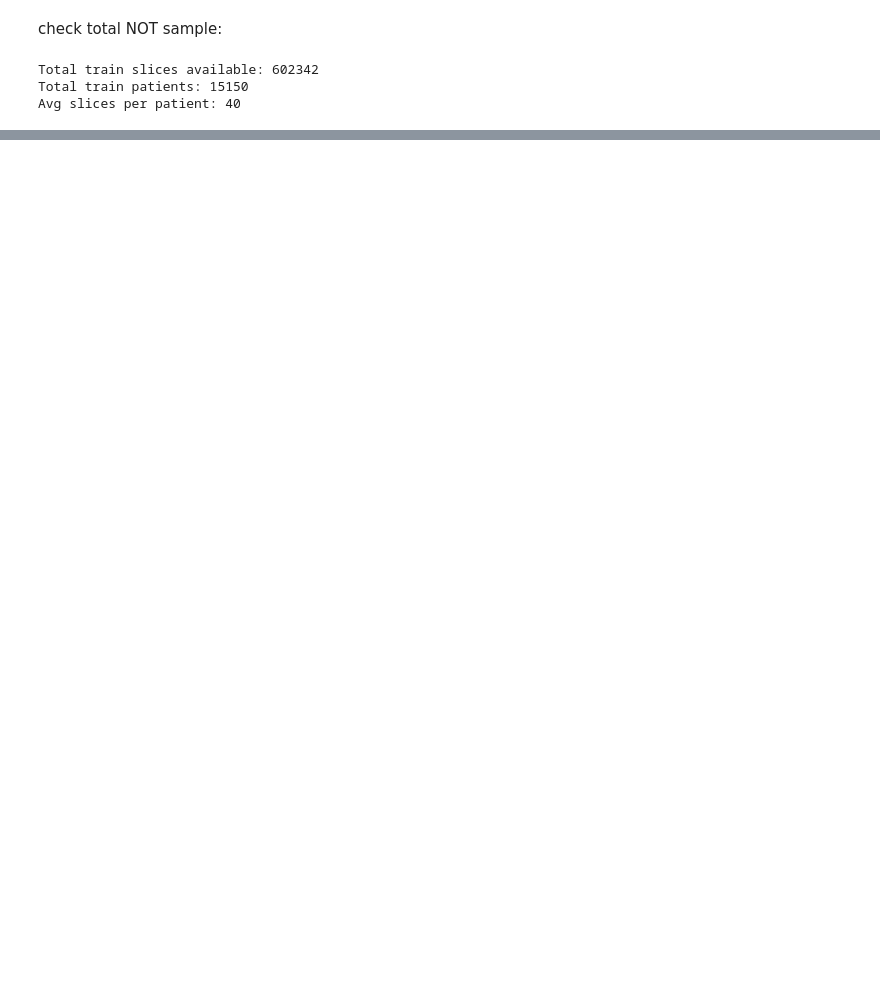
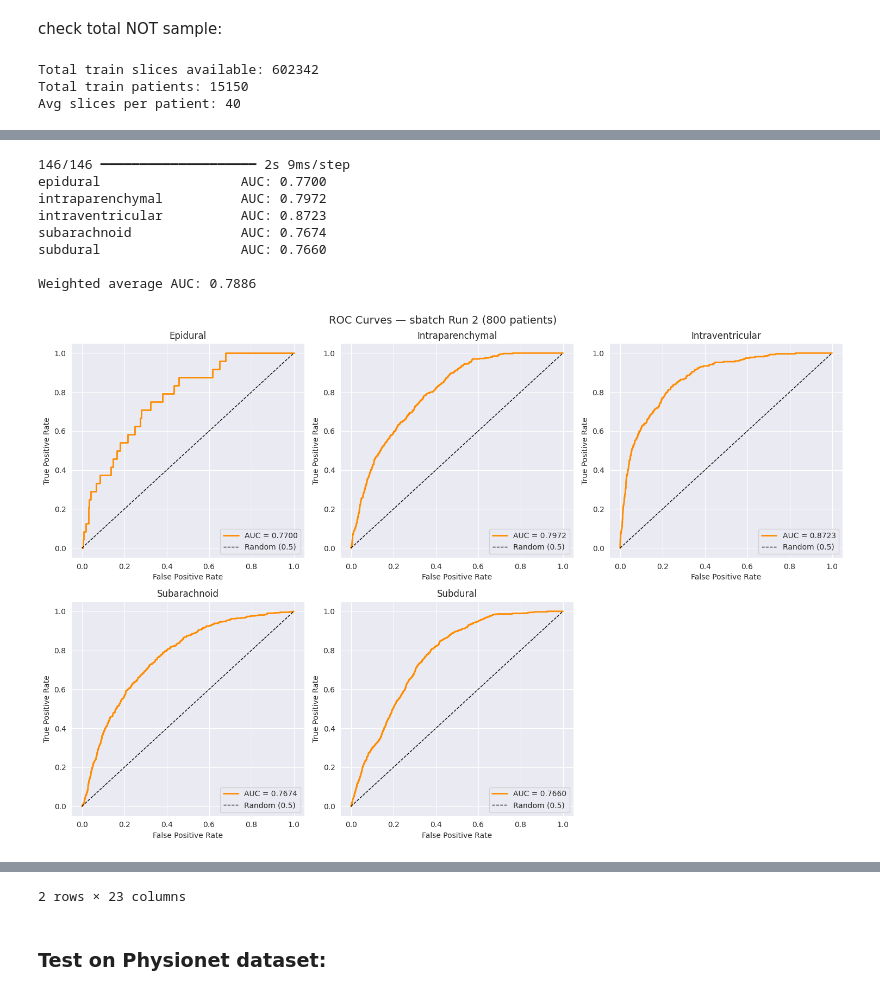
Before and after one commit to azhar-rafiq/thesis-xai, a Jupyter notebook: thesis.ipynb, the cells around one changed output, grey strips where cells are left out. Saved outputs shown, nothing was run; the diff lists cells and outputs as text; code cells hidden in the pictures; blank space fills up the shorter version.

Commit message:
Basic classification done for RSNA pipeline with sbatch for training. The rest in notebook. Using logger to monitor training results.

```diff
--- a/thesis.ipynb
+++ b/thesis.ipynb
@@ -736,6 +770,9 @@ def change_seed(SEED=42):
     np.random.seed(SEED)
     tf.random.set_seed(SEED)
 change_seed(SEED) #using the assigned seed
+# %%
+#define training configuration
+IMG_SIZE=256
 # %%
 def load_dicom_as_array(filepath, img_size):
     ds = pydicom.dcmread(str(filepath))
@@ -1064,12 +1022,0 @@ Pipeline(steps=[('clf',
-# %%
-# Predict on test set
-y_pred = grid.best_estimator_.predict(x_test)
-y_pred_proba = grid.best_estimator_.predict_proba(x_test)
-for i, col in enumerate(label_cols):
-    try:
-        auc = roc_auc_score(y_test[:, i], y_pred_proba[:, i])
-        print(f"{col:25s} AUC: {auc:.4f}")
-    except ValueError:
-        print(f"{col:25s} AUC: N/A (single class)")
-
-print(f"\nWeighted average AUC: {roc_auc_score(y_test, y_pred_proba, average='weighted'):.4f}")
@@ -1111,0 +1027,5 @@ plt.show()
+# %%
+# Check what models were saved
+import os
+for f in sorted(os.listdir('model-exported')):
+    print(f)
@@ -1111,0 +1037,56 @@ plt.show()
+# %%
+best_pipe = joblib.load('model-exported/rsna_model_0.6302_auc.pkl')
+
+# Predict on test set
+y_pred_proba = best_pipe.predict_proba(x_test[:, :, :, :])
+
+# Per-type AUC
+label_cols_5 = ['epidural', 'intraparenchymal', 'intraventricular', 'subarachnoid', 'subdural']
+for i, col in enumerate(label_cols_5):
+    try:
+        auc = roc_auc_score(y_test[:, i], y_pred_proba[:, i])
+        print(f"{col:25s} AUC: {auc:.4f}")
+    except ValueError:
+        print(f"{col:25s} AUC: N/A")
+
+print(f"\nWeighted average AUC: {roc_auc_score(y_test[:, :5], y_pred_proba, average='weighted'):.4f}")
+
+# ROC curves
+label_cols_5 = ['epidural', 'intraparenchymal', 'intraventricular', 'subarachnoid', 'subdural']
+
+fig, axes = plt.subplots(2, 3, figsize=(15, 10))
+axes = axes.flatten()
+
+for i, col in enumerate(label_cols_5):
+    ax = axes[i]
+    try:
+        fpr, tpr, _ = roc_curve(y_test[:, i], y_pred_proba[:, i])
+        auc = roc_auc_score(y_test[:, i], y_pred_proba[:, i])
+        ax.plot(fpr, tpr, color='darkorange', lw=2, label=f'AUC = {auc:.4f}')
+    except ValueError:
+        ax.text(0.5, 0.5, 'No positive cases', ha='center', va='center')
+    ax.plot([0, 1], [0, 1], 'k--', lw=1, label='Random (0.5)')
+    ax.set_xlabel('False Positive Rate')
+    ax.set_ylabel('True Positive Rate')
+    ax.set_title(col.replace('_', ' ').title())
+    ax.legend(loc='lower right')
+
+axes[5].axis('off')
+plt.suptitle(f'ROC Curves — sbatch Run 2 (800 patients)', fontsize=14)
+plt.tight_layout()
+plt.savefig(f'roc_rsna_sbatch_run2.png', dpi=150, bbox_inches='tight')
+plt.show()
+
+# Check training log
+import pandas as pd
+pd.read_csv('training_log.csv')
+# %% [output]
+146/146 ━━━━━━━━━━━━━━━━━━━━ 2s 9ms/step
+epidural                  AUC: 0.7700
+intraparenchymal          AUC: 0.7972
+intraventricular          AUC: 0.8723
+subarachnoid              AUC: 0.7674
+subdural                  AUC: 0.7660
+
+Weighted average AUC: 0.7886
+[figure, added]
@@ -1111,0 +1096,3 @@ plt.show()
+2 rows × 23 columns
+# %% [markdown]
+### Test on Physionet dataset:
```
Also changed, not shown: parts of 32 cells of this notebook, 4 other files.
